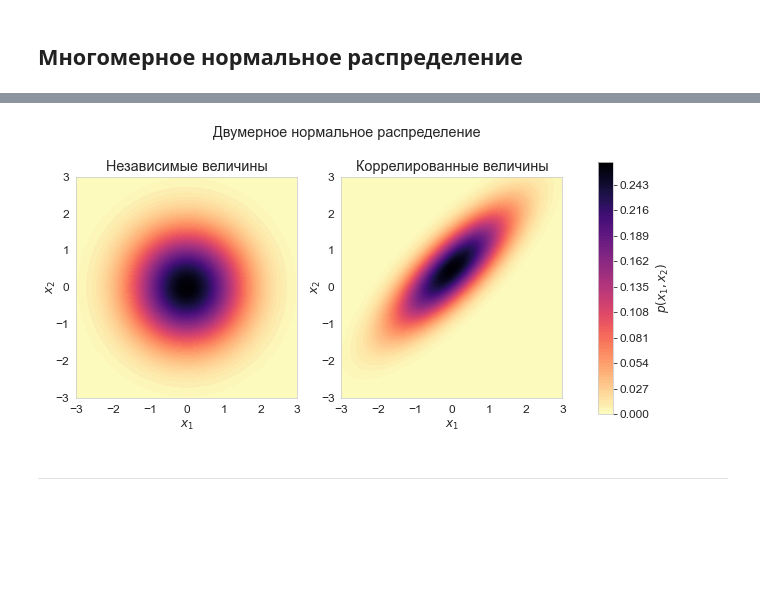
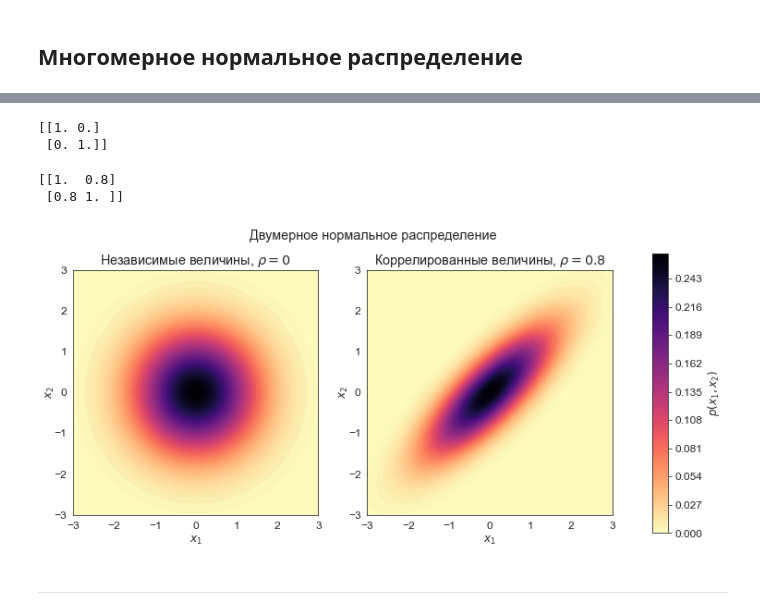
Before and after one commit to aa-savelyev/DaOptSm, a Jupyter notebook: 2.PT/05.GaussianVar.ipynb, the cells around one changed output, grey strips where cells are left out. Drawn from its saved outputs; the diff is of its cells as text; code cells hidden in the pictures; blank space fills up the shorter version.

```diff
--- a/2.PT/05.GaussianVar.ipynb
+++ b/2.PT/05.GaussianVar.ipynb
@@ -102,7 +106,7 @@ def univariate_normal(x, mean, variance):
             np.exp(-(x - mean)**2 / (2 * variance)))
 # %%
 # Plot different Univariate Normals
-x = np.linspace(-3, 5, num=1001)
+x = np.linspace(-3, 6, num=1001)
 fig = plt.figure(figsize=(8, 5))
 plt.plot(x, univariate_normal(x, 0, 1),
          label="$\mathcal{N}(0, 1)$")
@@ -305,54 +307,61 @@ def generate_surface(mean, covariance, d):
                 np.matrix([[x1[i,j]], [x2[i,j]]]),
                 d, mean, covariance)
     return x1, x2, pdf  # x1, x2, pdf(x1,x2)
+# %%
+d = 2  # number of dimensions
+# Generate independent Normals
+bivariate_mean = np.matrix([[0.], [0.]])  # Mean
+bivariate_covariance = np.matrix([
+    [1., 0.],
+    [0., 1.]])  # Covariance
+print(bivariate_covariance)
+surf_ind = generate_surface(bivariate_mean, bivariate_covariance, d)
+# %% [output]
+[[1. 0.]
+ [0. 1.]]
+# %%
+# Generate correlated Normals
+bivariate_mean = np.matrix([[0.], [0.0]])  # Mean
+sigma_1, sigma_2, cor_coeff = 1., 1.0, 0.8
+bivariate_covariance = np.matrix([
+    [sigma_1**2, cor_coeff*sigma_1*sigma_2],
+    [cor_coeff*sigma_1*sigma_2, sigma_2**2]])  # Covariance
+print(bivariate_covariance)
+surf_cor = generate_surface(bivariate_mean, bivariate_covariance, d)
+# %% [output]
+[[1.  0.8]
+ [0.8 1. ]]
 # %%
 # subplot
-d = 2  # number of dimensions
+seaborn.set_style('white')
 cmap = cm.magma_r
-fig, (ax1, ax2) = plt.subplots(nrows=1, ncols=2, figsize=(10,5))
-
-# Generate independent Normals
-bivariate_mean = np.matrix([[0.], [0.]])  # Mean
-bivariate_covariance = np.matrix([
-    [1., 0.],
-    [0., 1.]])  # Covariance
-x1, x2, p = generate_surface(
-    bivariate_mean, bivariate_covariance, d)
+fig, (ax1, ax2) = plt.subplots(nrows=1, ncols=2, figsize=(12,6))
 
 # Plot bivariate distribution 1
-con = ax1.contourf(x1, x2, p, 100, cmap=cmap)
+con = ax1.contourf(*surf_ind, 100, cmap=cmap)
 ax1.set_xlabel('$x_1$')
 ax1.set_ylabel('$x_2$', va='center')
 ax1.axis([-3., 3., -3., 3.])
 ax1.set_aspect('equal')
-ax1.set_title('Независимые величины')
-
-
-# Generate correlated Normals
-bivariate_mean = np.matrix([[0.], [0.5]])  # Mean
-bivariate_covariance = np.matrix([
-    [1., 0.8],
-    [0.8, 1.]])  # Covariance
-x1, x2, p = generate_surface(
-    bivariate_mean, bivariate_covariance, d)
+ax1.set_title('Независимые величины, $\\rho=0$')
 
 # Plot bivariate distribution 2
-con = ax2.contourf(x1, x2, p, 100, cmap=cmap)
+con = ax2.contourf(*surf_cor, 100, cmap=cmap)
 ax2.set_xlabel('$x_1$')
 ax2.set_ylabel('$x_2$', va='center')
 ax2.axis([-3., 3., -3., 3.])
 ax2.set_aspect('equal')
-ax2.set_title('Коррелированные величины')
+ax2.set_title(f'Коррелированные величины, $\\rho={cor_coeff}$')
 
 # Add colorbar and title
 fig.subplots_adjust(right=0.8)
 cbar_ax = fig.add_axes([0.85, 0.15, 0.02, 0.7])
 cbar = fig.colorbar(con, cax=cbar_ax)
 cbar.ax.set_ylabel('$p(x_1, x_2)$')
-plt.suptitle('Двумерное нормальное распределение', y=0.95)
+plt.suptitle('Двумерное нормальное распределение', y=0.91)
 plt.show()
 # %% [output]
-[figure, old version]
+[figure, new version]
 # %% [markdown]
 ---
 # %% [markdown]
```
Also changed, not shown: parts of 30 cells of this notebook, 19 other files.
